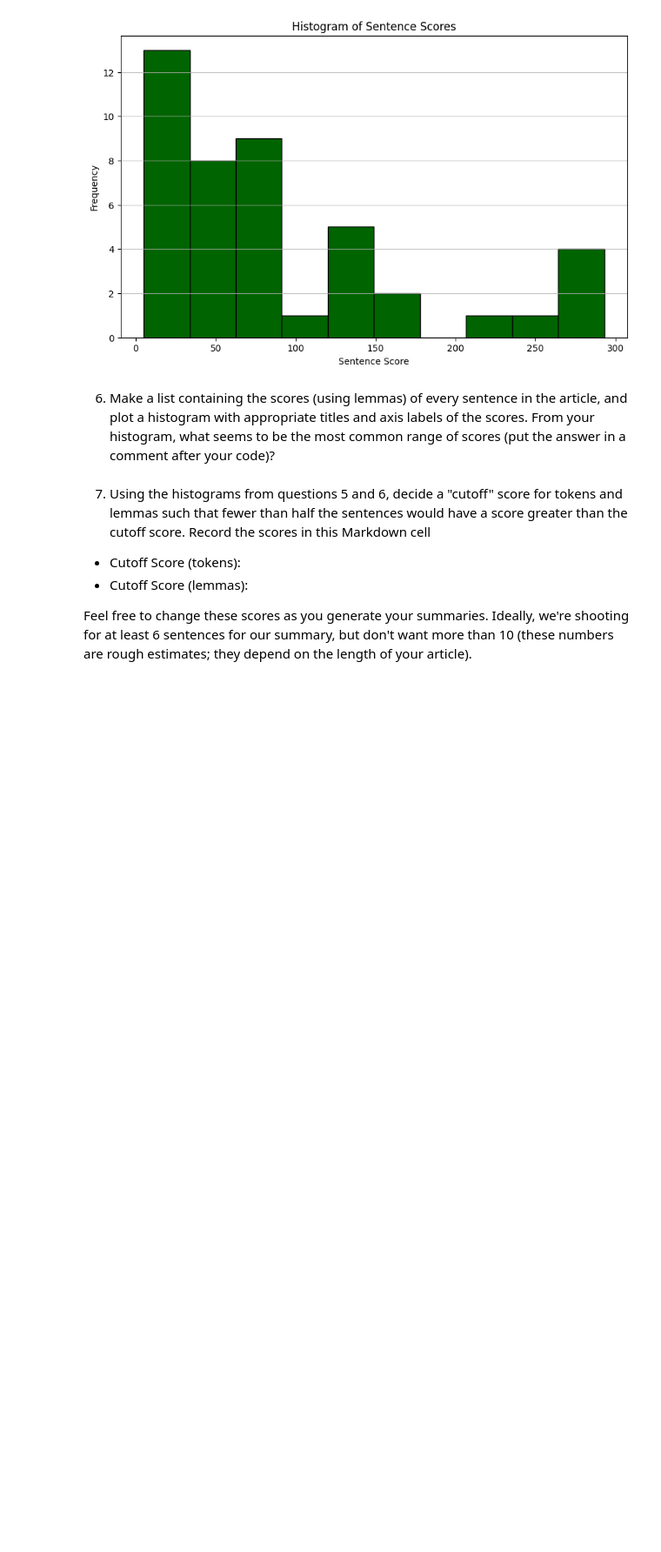
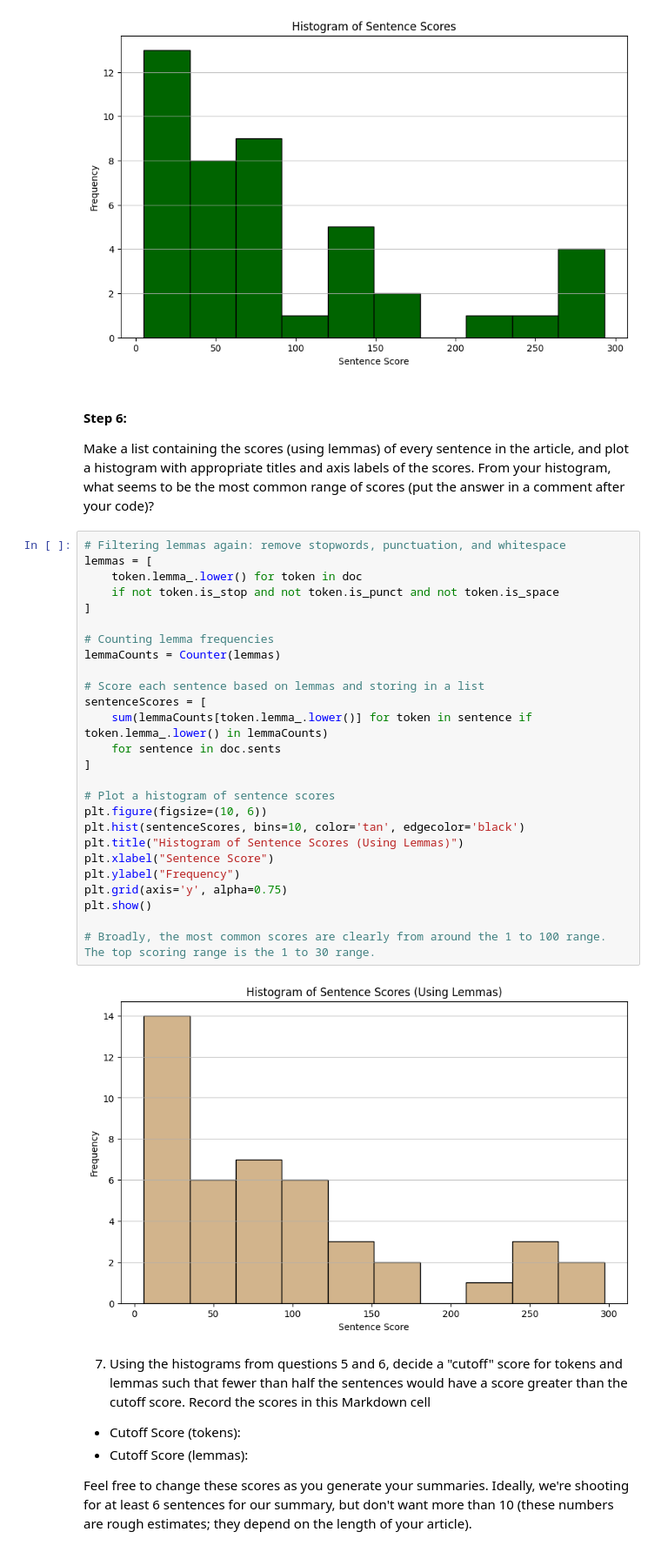
Before and after one commit to ericmeyer1/web-mining-final-project, a Jupyter notebook: article-summarizer.ipynb, the cells around one changed output. Shown at 87% size. Cells and saved outputs as stored; diff of their text form; blank space fills up the shorter version.

Commit message:
Step 6 - List and Histogram of Sentence Lemma Scores: Complete

```diff
--- a/article-summarizer.ipynb
+++ b/article-summarizer.ipynb
@@ -204,7 +204,36 @@ plt.show()
 # %% [output]
 [figure]
 # %% [markdown]
-6. Make a list containing the scores (using lemmas) of every sentence in the article, and plot a histogram with appropriate titles and axis labels of the scores.  From your histogram, what seems to be the most common range of scores (put the answer in a comment after your code)?
+#### Step 6:
+Make a list containing the scores (using lemmas) of every sentence in the article, and plot a histogram with appropriate titles and axis labels of the scores.  From your histogram, what seems to be the most common range of scores (put the answer in a comment after your code)?
+# %%
+# Filtering lemmas again: remove stopwords, punctuation, and whitespace
+lemmas = [
+    token.lemma_.lower() for token in doc
+    if not token.is_stop and not token.is_punct and not token.is_space
+]
+
+# Counting lemma frequencies
+lemmaCounts = Counter(lemmas)
+
+# Score each sentence based on lemmas and storing in a list
+sentenceScores = [
+    sum(lemmaCounts[token.lemma_.lower()] for token in sentence if token.lemma_.lower() in lemmaCounts)
+    for sentence in doc.sents
+]
+
+# Plot a histogram of sentence scores
+plt.figure(figsize=(10, 6))
+plt.hist(sentenceScores, bins=10, color='tan', edgecolor='black')
+plt.title("Histogram of Sentence Scores (Using Lemmas)")
+plt.xlabel("Sentence Score")
+plt.ylabel("Frequency")
+plt.grid(axis='y', alpha=0.75)
+plt.show()
+
+# Broadly, the most common scores are clearly from around the 1 to 100 range. The top scoring range is the 1 to 30 range.
+# %% [output]
+[figure, added]
 # %% [markdown]
 7. Using the histograms from questions 5 and 6, decide a "cutoff" score for tokens and lemmas such that fewer than half the sentences would have a score greater than the cutoff score.  Record the scores in this Markdown cell
 
```
